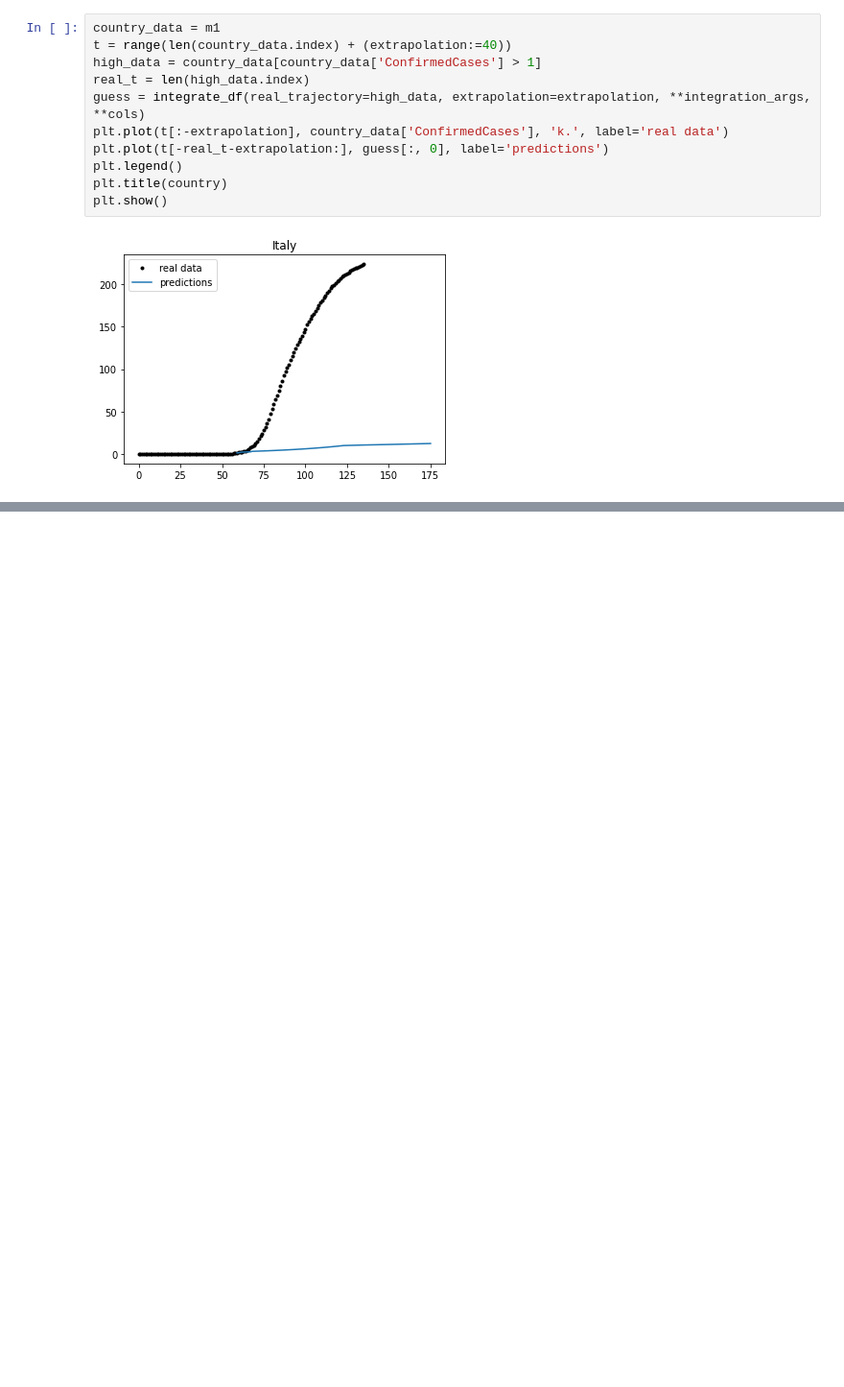
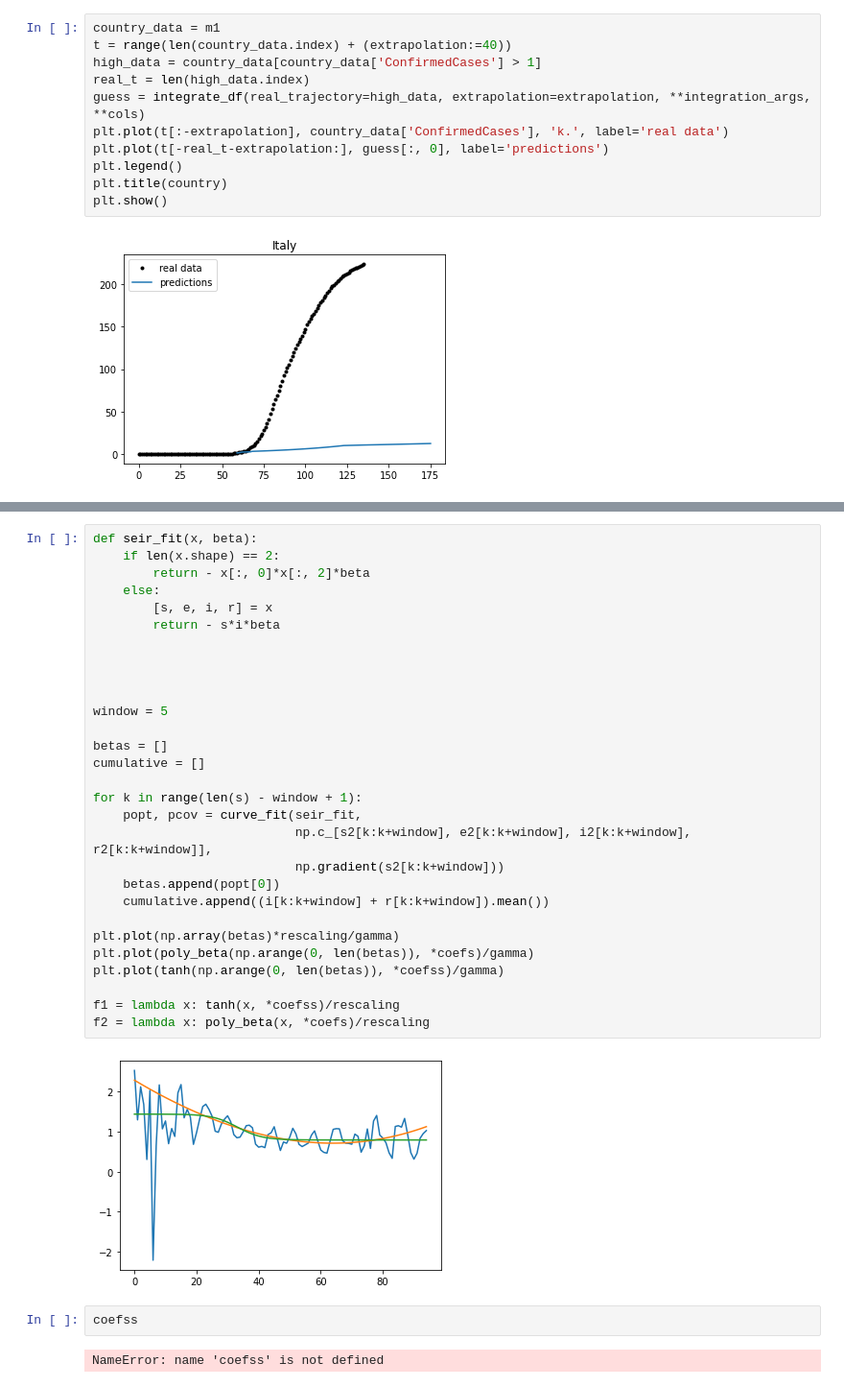
Before and after one commit to Kipre/EUDemographyCleaner, a Jupyter notebook: internship/covid_sir.ipynb, the cells around one changed output, grey strips where cells are left out. Shown at 96% size. Drawn from its saved outputs; the diff is of its cells as text; blank space fills up the shorter version.

```diff
--- a/internship/covid_sir.ipynb
+++ b/internship/covid_sir.ipynb
@@ -737,0 +870,35 @@ plt.show()
+# %%
+def seir_fit(x, beta):
+    if len(x.shape) == 2:
+        return - x[:, 0]*x[:, 2]*beta
+    else:
+        [s, e, i, r] = x
+        return - s*i*beta
+
+
+
+
+window = 5
+
+betas = []
+cumulative = []
+
+for k in range(len(s) - window + 1):
+    popt, pcov = curve_fit(seir_fit,
+                           np.c_[s2[k:k+window], e2[k:k+window], i2[k:k+window], r2[k:k+window]],
+                           np.gradient(s2[k:k+window]))
+    betas.append(popt[0])
+    cumulative.append((i[k:k+window] + r[k:k+window]).mean())
+
+plt.plot(np.array(betas)*rescaling/gamma)
+plt.plot(poly_beta(np.arange(0, len(betas)), *coefs)/gamma)
+plt.plot(tanh(np.arange(0, len(betas)), *coefss)/gamma)
+
+f1 = lambda x: tanh(x, *coefss)/rescaling
+f2 = lambda x: poly_beta(x, *coefs)/rescaling
+# %% [output]
+[figure, added]
+# %%
+coefss
+# %% [output]
+NameError: name 'coefss' is not defined
```
Also changed, not shown: parts of 11 cells of this notebook, 3 other files.
